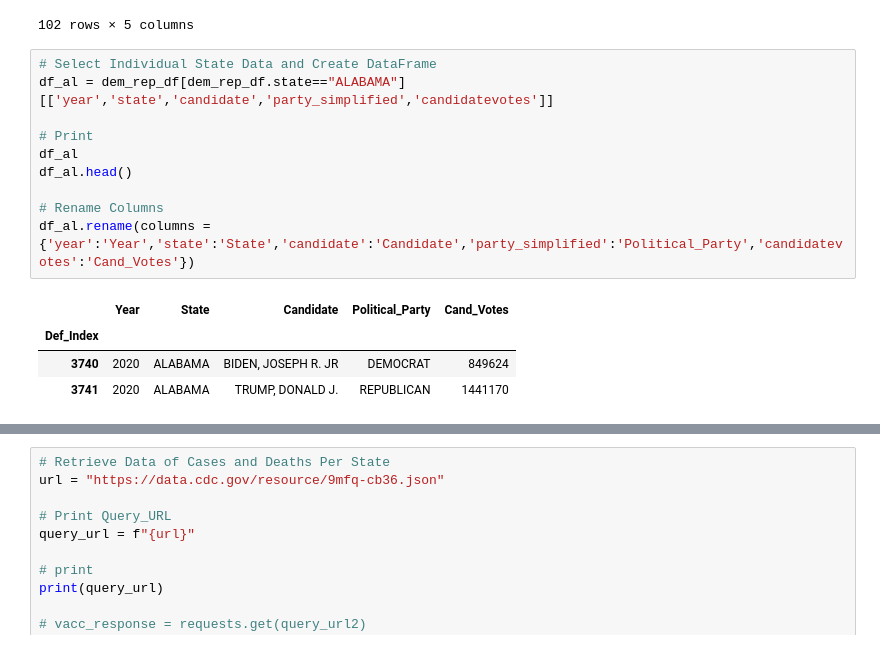
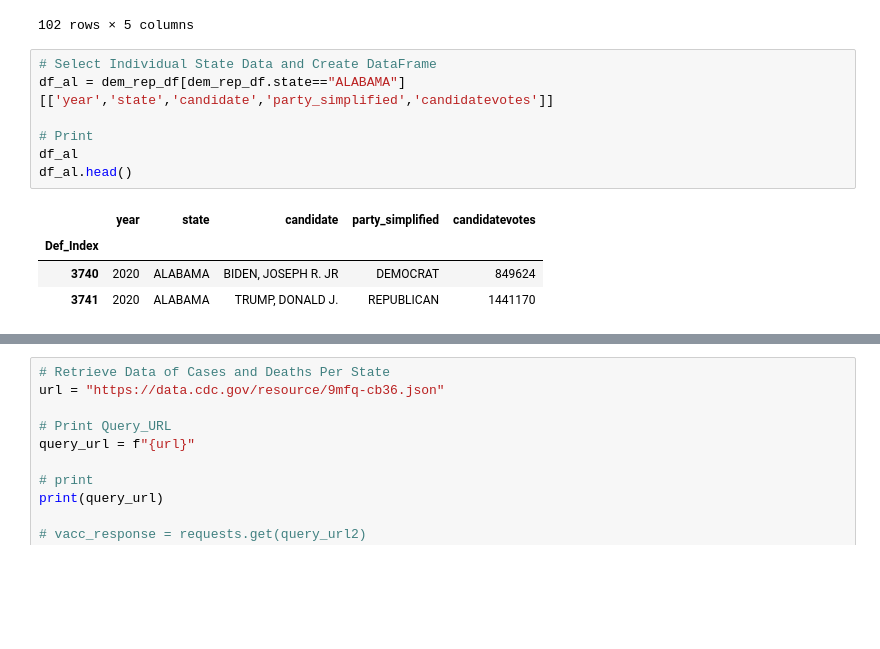
Before and after one commit to tduron3/I_Have_No_Clue, a Jupyter notebook: Project_3.ipynb, the cells around one changed output, grey strips where cells are left out. Drawn from its saved outputs; the diff is of its cells as text; blank space fills up the shorter version.

```diff
--- a/Project_3.ipynb
+++ b/Project_3.ipynb
@@ -89,15 +89,12 @@ dem_rep_df.rename(columns = {'year':'Year','state':'State','candidate':'Candidat
 # %%
 # Select Individual State Data and Create DataFrame
 df_al = dem_rep_df[dem_rep_df.state=="ALABAMA"][['year','state','candidate','party_simplified','candidatevotes']]
 
 # Print
 df_al
 df_al.head()
-
-# Rename Columns
-df_al.rename(columns = {'year':'Year','state':'State','candidate':'Candidate','party_simplified':'Political_Party','candidatevotes':'Cand_Votes'})
 # %% [output]
-|  | Year | State | Candidate | Political_Party | Cand_Votes |
+|  | year | state | candidate | party_simplified | candidatevotes |
 | Def_Index |  |  |  |  |  |
 | 3740 | 2020 | ALABAMA | BIDEN, JOSEPH R. JR | DEMOCRAT | 849624 |
 | 3741 | 2020 | ALABAMA | TRUMP, DONALD J. | REPUBLICAN | 1441170 |
```
Also changed, not shown: parts of 1 cell of this notebook.
